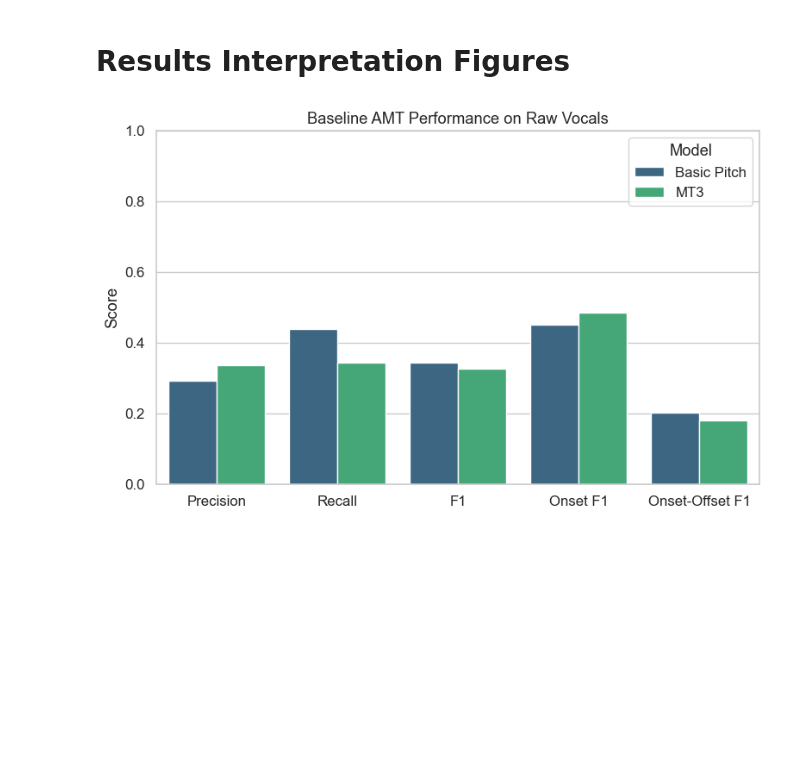
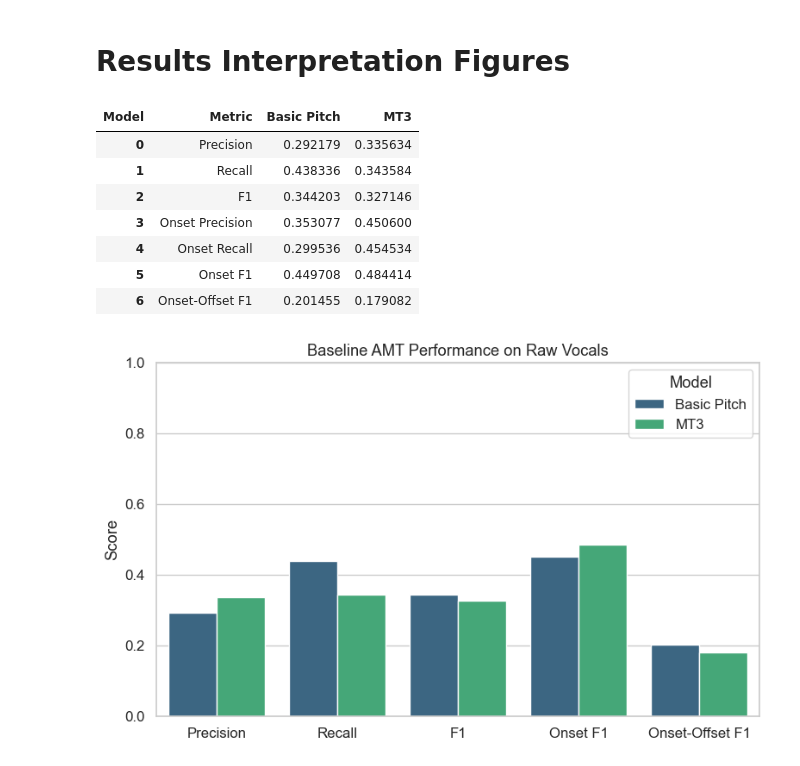
Before and after one commit to martinoywa/singing-voice-amt, a Jupyter notebook: evaluation/evaluation_report_baselines.ipynb, the cells around one changed output. Drawn from its saved outputs; the diff is of its cells as text; code cells hidden in the pictures; blank space fills up the shorter version.

```diff
--- a/evaluation/evaluation_report_baselines.ipynb
+++ b/evaluation/evaluation_report_baselines.ipynb
@@ -197,6 +197,27 @@ mt3_df["Model"] = "MT3"
 df_all = pd.concat([basic_pitch_df, mt3_df], ignore_index=True)
 
 sns.set(style="whitegrid", font_scale=1.1)
+# %%
+# Generate averages table
+metrics = ["Precision", "Recall", "F1", "Onset Precision", "Onset Recall", "Onset F1", "Onset-Offset F1"]
+mean_scores = df_all.groupby("Model")[metrics].mean().reset_index()
+
+# Transpose so metrics are rows and models are columns
+mean_scores_t = mean_scores.set_index("Model").T
+mean_scores_t.index.name = "Metric"
+mean_scores_t.reset_index(inplace=True)
+
+mean_scores_t.to_csv("baselines_summary.csv", index=False)
+mean_scores_t
+# %% [output]
+| Model | Metric | Basic Pitch | MT3 |
+| 0 | Precision | 0.292179 | 0.335634 |
+| 1 | Recall | 0.438336 | 0.343584 |
+| 2 | F1 | 0.344203 | 0.327146 |
+| 3 | Onset Precision | 0.353077 | 0.450600 |
+| 4 | Onset Recall | 0.299536 | 0.454534 |
+| 5 | Onset F1 | 0.449708 | 0.484414 |
+| 6 | Onset-Offset F1 | 0.201455 | 0.179082 |
 # %%
 # Grouped Bar Plot — Baseline Performance Comparison (Fig 1)
 # Shows mean performance across key metrics for both models.
```
Also changed, not shown: 1 other file.
